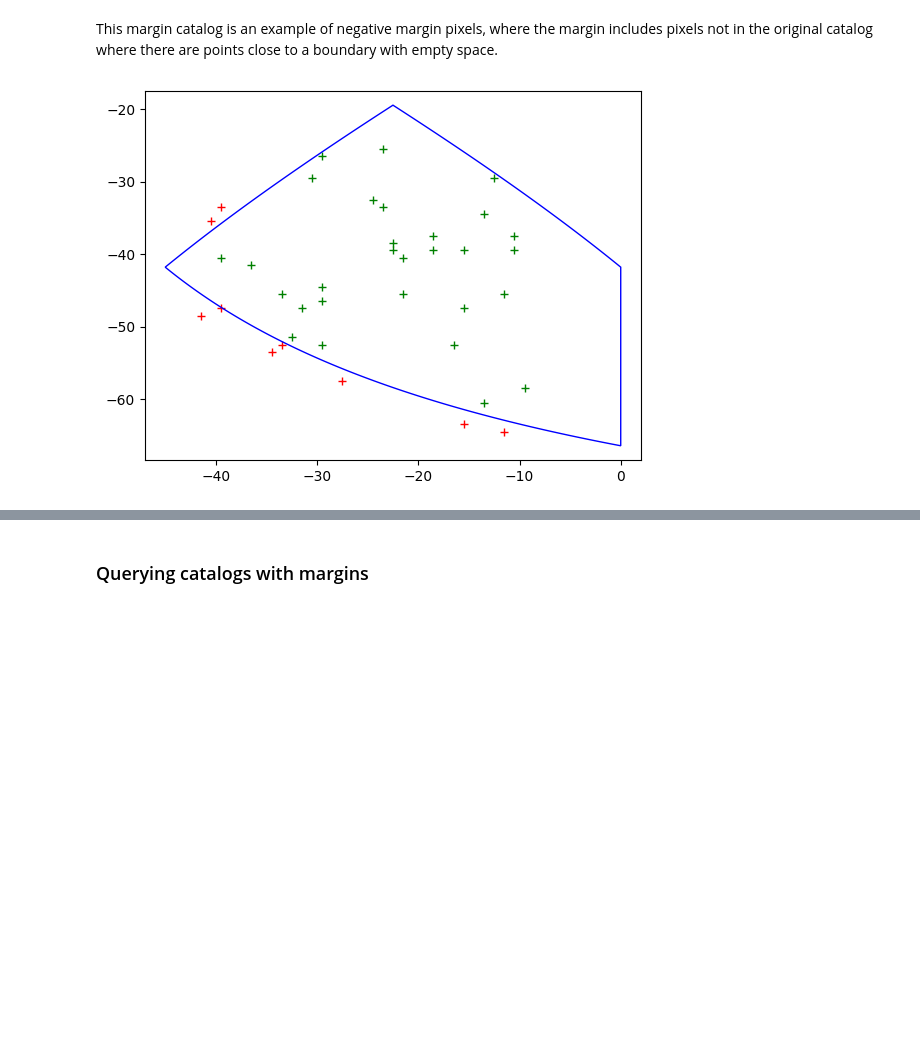
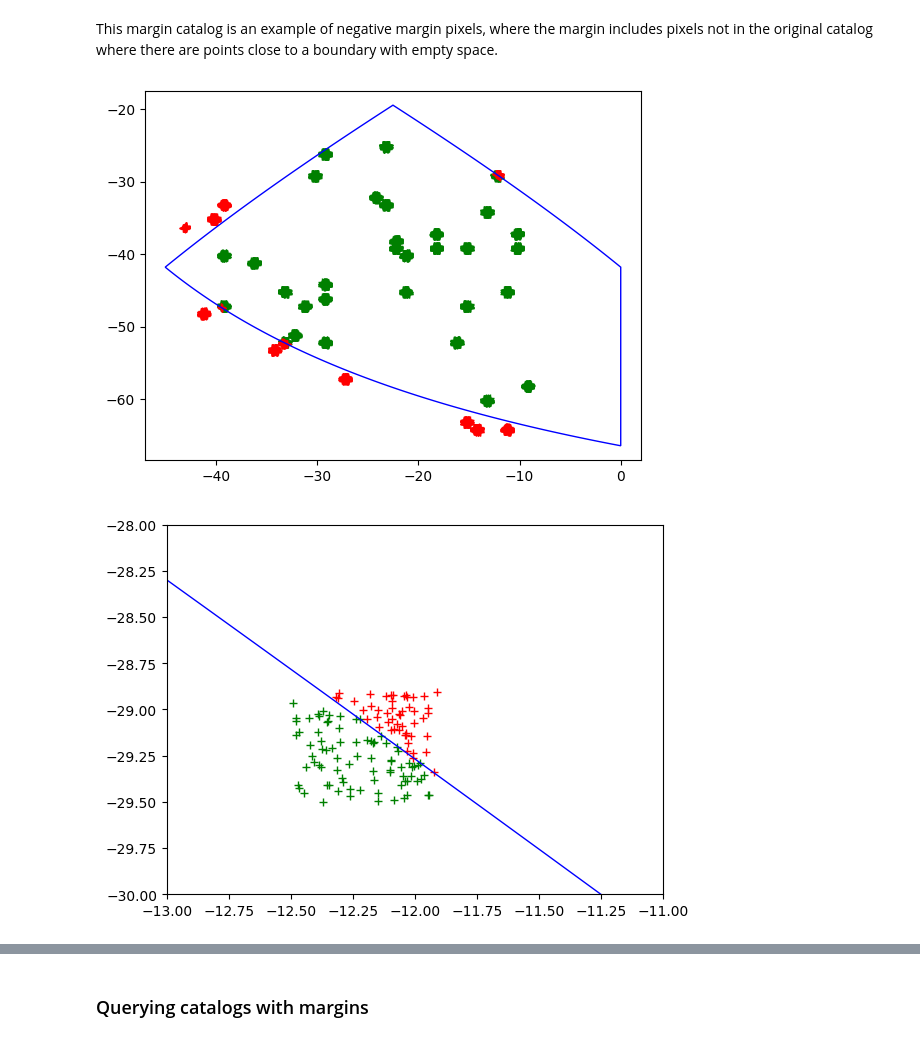
Before and after one commit to lincc-frameworks/notebooks_lf, a Jupyter notebook: sprints/2024/02_22/join_margin.ipynb, the cells around one changed output, grey strips where cells are left out. Saved outputs shown, nothing was run; the diff lists cells and outputs as text; code cells hidden in the pictures; blank space fills up the shorter version.

```diff
--- a/sprints/2024/02_22/join_margin.ipynb
+++ b/sprints/2024/02_22/join_margin.ipynb
@@ -17,7 +17,7 @@ import healpy as hp
 # %% [markdown]
 ### Reading in the Catalogs
 # %%
-sso1m = lsdb.read_hipscat("/astro/users/seanmcgu/lsdb_deploy/tests/data/small_sky_order1_source_margin")
+sso1m = lsdb.read_hipscat("/data3/epyc/projects3/sean_hipscat/data/small_sky_order1_source_margin")
 sso1m
 # %% [output]
 Dask DataFrame Structure:
@@ -32,5 +32,5 @@ Dask Name: read_parquet_file_to_pandas, 1 graph layer
 # %%
-sso1_source = lsdb.read_hipscat("/astro/users/seanmcgu/lsdb_deploy/tests/data/small_sky_order1_source", margin_cache=sso1m)
+sso1_source = lsdb.read_hipscat("/data3/epyc/projects3/sean_hipscat/data/small_sky_order1_source", margin_cache=sso1m)
 sso1_source
 # %% [output]
 Dask DataFrame Structure:
@@ -45,5 +45,5 @@ Dask Name: read_parquet_file_to_pandas, 1 graph layer
 # %%
-sso1 = lsdb.read_hipscat("/astro/users/seanmcgu/lsdb_deploy/tests/data/small_sky_order1")
+sso1 = lsdb.read_hipscat("/data3/epyc/projects3/sean_hipscat/data/small_sky_order1")
 sso1
 # %% [output]
 Dask DataFrame Structure:
@@ -73,30 +73,35 @@ pixel = 45
 # %%
 def plot_points(pixel_dfs, order, pixel, colors, ra_columns, dec_columns, xlim=None, ylim=None, alpha=1):
     ax = plt.subplot()
 
     # Plot hp pixel bounds
     nsides = hp.order2nside(order)
     pix0_bounds = hp.vec2dir(hp.boundaries(nsides, pixel, step=100, nest=True), lonlat=True)
     lon = pix0_bounds[0]
     lat = pix0_bounds[1]
     vertices = np.vstack([lon.ravel(), lat.ravel()]).transpose()
     p = Polygon(vertices, closed=True, edgecolor='blue', facecolor='none')
 
     for pixel_df, color, ra_column, dec_column in zip(pixel_dfs, colors, ra_columns, dec_columns):
         ax.scatter(pixel_df[ra_column].values - 360, pixel_df[dec_column].values, c=color, marker='+', linewidths=1, alpha=alpha)
     ax.add_patch(p)
 
     VIEW_MARGIN = 2
 
     xlim_low = np.min(lon) - VIEW_MARGIN if xlim is None else xlim[0]
     xlim_high = np.max(lon) + VIEW_MARGIN if xlim is None else xlim[1]
     ylim_low = np.min(lat) - VIEW_MARGIN if ylim is None else ylim[0]
     ylim_high = np.max(lat) + VIEW_MARGIN if ylim is None else ylim[1]
 
     plt.xlim(xlim_low, xlim_high)
     plt.ylim(ylim_low, ylim_high)
     plt.show()
 
-plot_points([sso1_source.get_partition(order, pixel).compute(), sso1_source.margin.get_partition(order, pixel).compute()], order, pixel, ['green', 'red'], ['ra', 'ra'], ['dec', 'dec'])
+plot_points([sso1_source.get_partition(order, pixel).compute(), sso1_source.margin.get_partition(order, pixel).compute()], order, pixel, ['green', 'red'], ['source_ra', 'source_ra'], ['source_dec', 'source_dec'])
+
+plot_points([sso1_source.get_partition(order, pixel).compute(), sso1_source.margin.get_partition(order, pixel).compute()], order, pixel, ['green', 'red'], ['source_ra', 'source_ra'], ['source_dec', 'source_dec'], xlim=[-13, -11], ylim=[-30, -28])
+
+plot_points([sso1.get_partition(order, pixel).compute()], order, pixel, ['green'], ['ra'], ['dec'])
 # %% [output]
-[figure, old version]
+[figure, new version]
+[figure, added]
```
Also changed, not shown: parts of 14 cells of this notebook, 1 other file.
